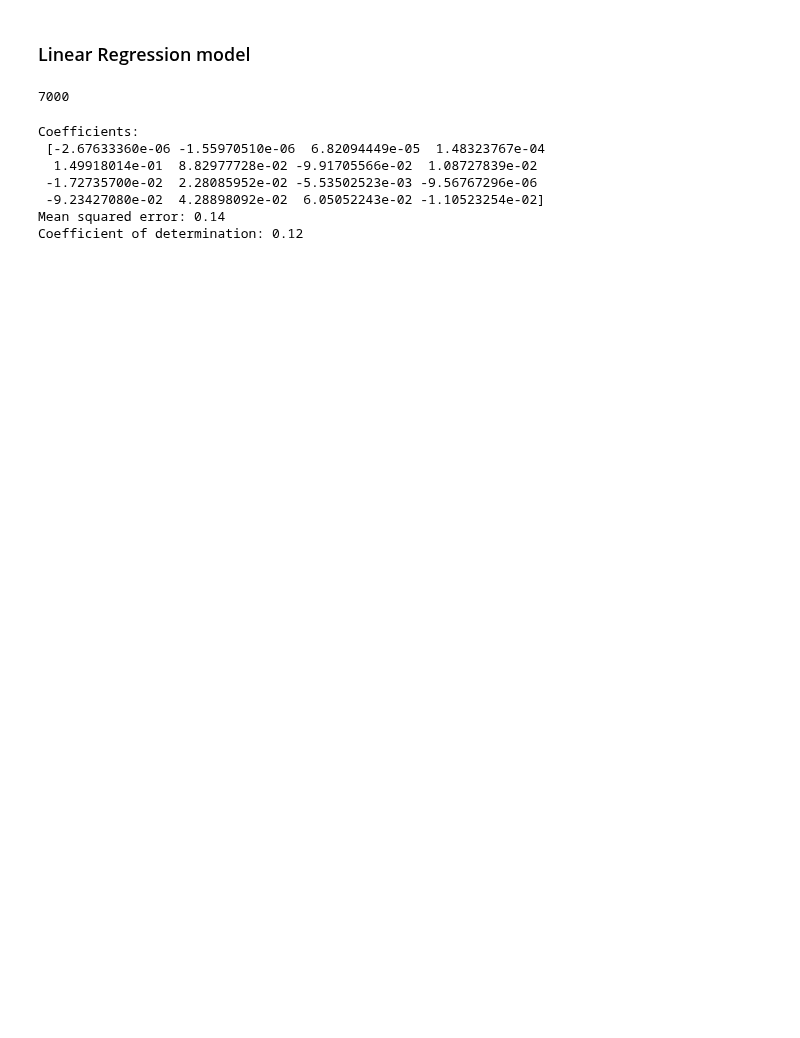
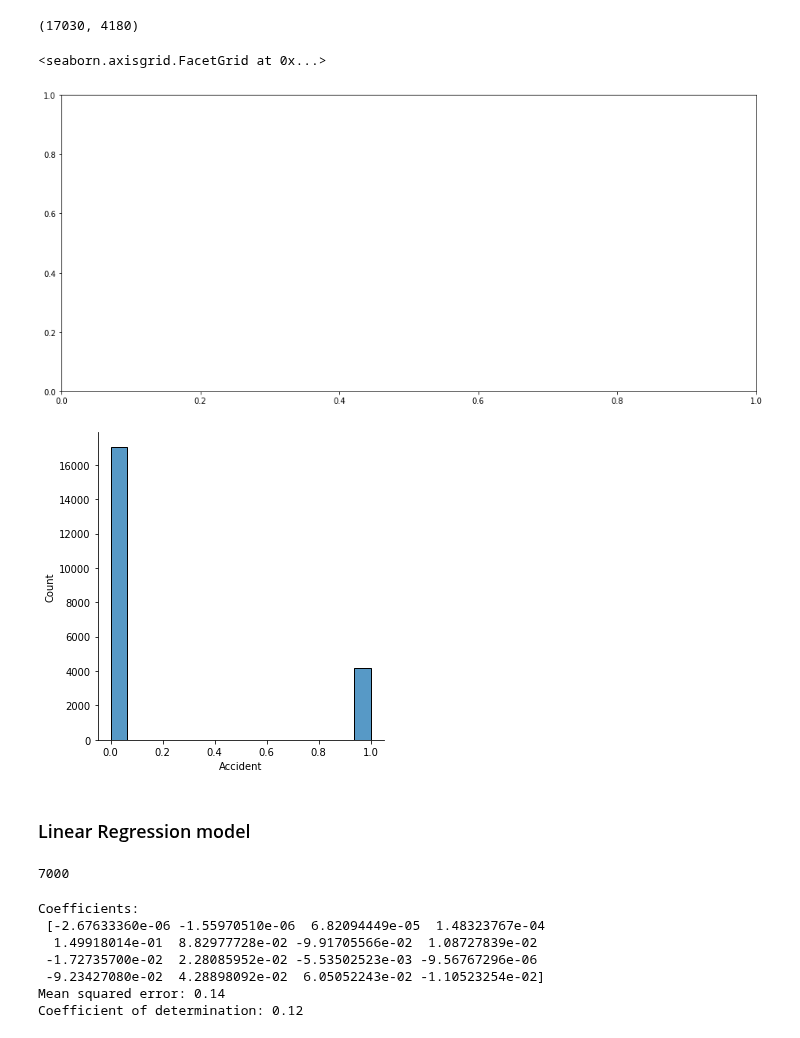
Before and after one commit to sarasabino/Accident_Rate_Project, a Jupyter notebook: Src/Notebooks/Model_selection.ipynb, the cells around one changed output. Saved outputs shown, nothing was run; the diff lists cells and outputs as text; code cells hidden in the pictures; blank space fills up the shorter version.

```diff
--- a/Src/Notebooks/Model_selection.ipynb
+++ b/Src/Notebooks/Model_selection.ipynb
@@ -29,3 +17,18 @@ X.head()
+# %%
+ceros = staff[staff['Accident'] == 0]['Accident'].count()
+unos = staff[staff['Accident'] == 1]['Accident'].count()
+
+(ceros,unos) ## tenemos un conjunto de datos desbalanceado ya que tenemos muchos mas 0 que 1
+# %% [output]
+(17030, 4180)
+# %%
+import matplotlib.pyplot as plt
+fig, ax = plt.subplots(figsize=(16,7))
+sns.displot(y)
+# %% [output]
+<seaborn.axisgrid.FacetGrid at 0x...>
+[figure, added]
+[figure, added]
 # %% [markdown]
 ### Linear Regression model
 # %%
```
Also changed, not shown: parts of 39 cells of this notebook.
